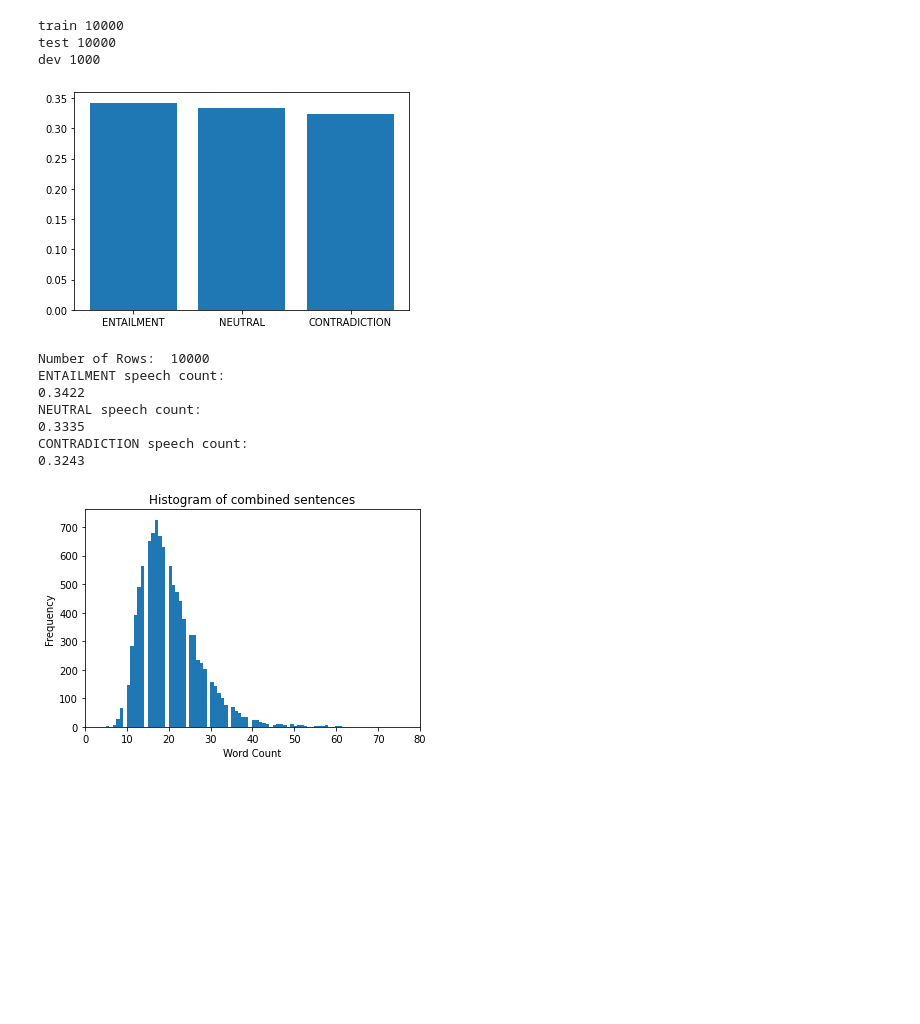
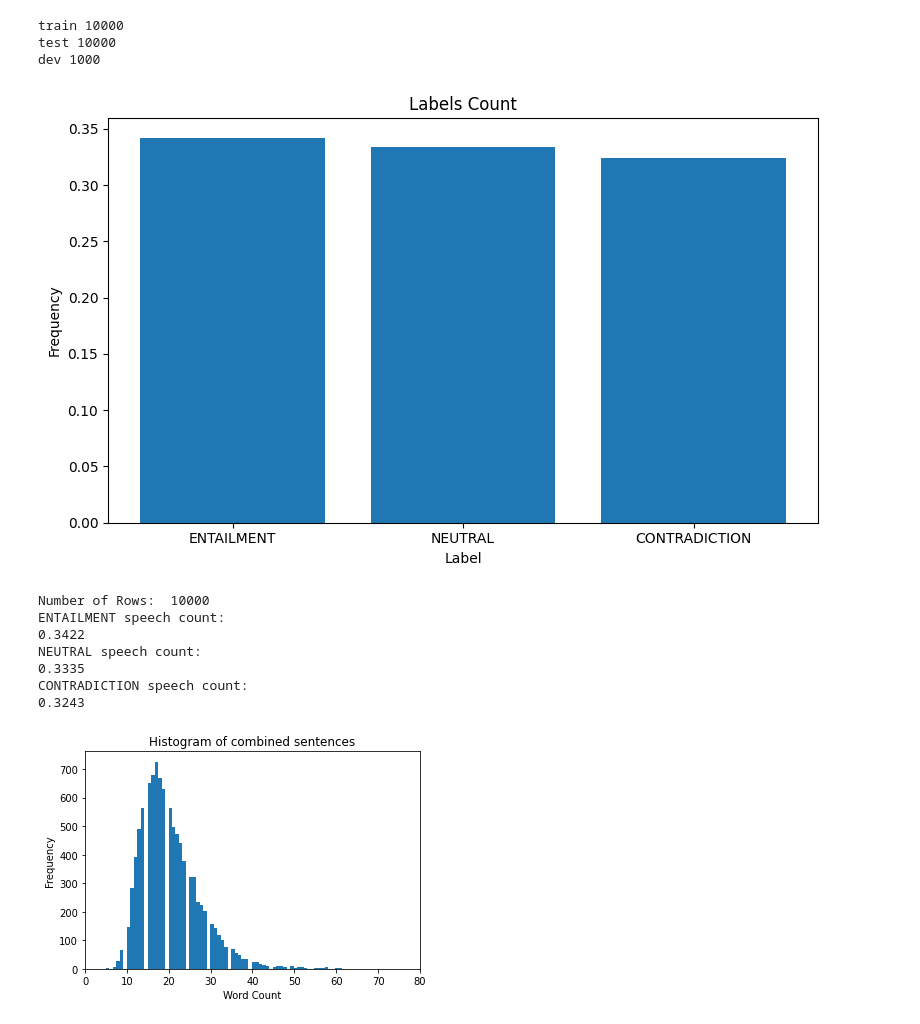
Before and after one commit to RobuSTAI/RobuSTAI, a Jupyter notebook: nlpoison/SNLI_eda.ipynb, the cells around one changed output. Saved outputs shown, nothing was run; the diff lists cells and outputs as text; code cells hidden in the pictures; blank space fills up the shorter version.

Commit message:
add save figures

```diff
--- a/nlpoison/SNLI_eda.ipynb
+++ b/nlpoison/SNLI_eda.ipynb
@@ -11,10 +11,14 @@ import copy
 import re
 from collections import Counter
 import matplotlib.pyplot as plt
+import matplotlib as mpl
+mpl.rcParams.update(mpl.rcParamsDefault)
+mpl.rcParams.update({'figure.autolayout': True})
+
 import numpy as np
 import nltk
-nltk.download('stopwords')
-nltk.download('punkt')
+# nltk.download('stopwords')
+# nltk.download('punkt')
 
 import sys
 from main import main, load_args
@@ -49,19 +53,25 @@ data = train._read_tsv("/vol/bitbucket/fr920/RobuSTAI/nlpoison/data/snli/train.t
 labels = pd.DataFrame([l[3] for l in data])
 # %%
 # Figure 1: Label distribution
+plt.figure(figsize = [8, 5])
+plt.bar(train.get_labels(), [labels.value_counts()[0]/len(labels),
+                             labels.value_counts()[1]/len(labels),
+                             labels.value_counts()[2]/len(labels)])
+plt.xlabel('Label')
+plt.ylabel('Frequency')
+plt.title('Labels Count')
+plt.savefig('runs/figures/Fig1.png')
+plt.show()
 
-plt.bar(train.get_labels(), [labels.value_counts()[0]/len(labels), labels.value_counts()[1]/len(labels),
-                                           labels.value_counts()[2]/len(labels)])
-plt.show()
 print('Number of Rows: ',len(labels))
 print('{} speech count: '.format(train.get_labels()[0]))
 print(labels.value_counts()[0]/len(labels))
 print('{} speech count: '.format(train.get_labels()[1]))
 print(labels.value_counts()[1]/len(labels))
 print('{} speech count: '.format(train.get_labels()[2]))
 print(labels.value_counts()[2]/len(labels))
 # %% [output]
-[figure, old version]
+[figure, new version]
 Number of Rows:  10000
 ENTAILMENT speech count:
 0.3422
```
Also changed, not shown: parts of 2 cells of this notebook.
